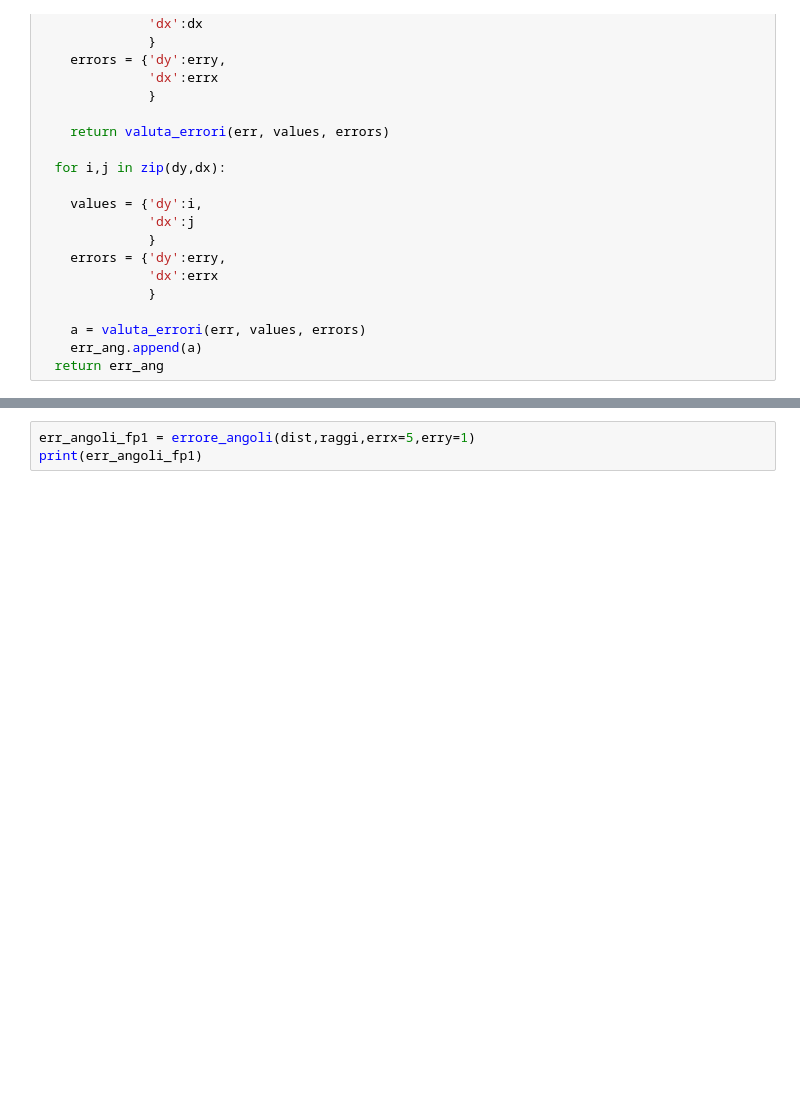
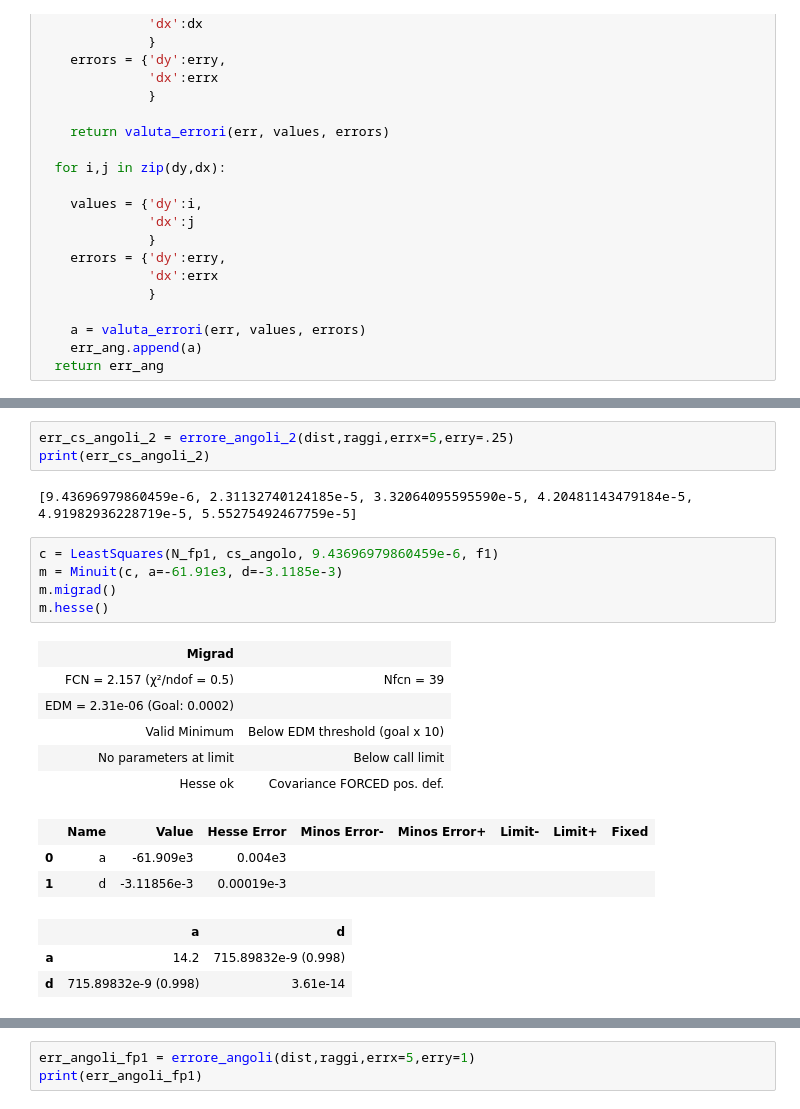
Before and after one commit to Yedi278/Lab2, a Jupyter notebook: Interferometro/Interferometro.ipynb, the cells around one changed output, grey strips where cells are left out. Cells and saved outputs as stored; diff of their text form; blank space fills up the shorter version.

```diff
--- a/Interferometro/Interferometro.ipynb
+++ b/Interferometro/Interferometro.ipynb
@@ -232,0 +302,23 @@ def errore_angoli(dx,dy, errx=1e-1, erry=1e-1):
+# %%
+err_cs_angoli_2 = errore_angoli_2(dist,raggi,errx=5,erry=.25)
+print(err_cs_angoli_2)
+# %% [output]
+[9.43696979860459e-6, 2.31132740124185e-5, 3.32064095595590e-5, 4.20481143479184e-5, 4.91982936228719e-5, 5.55275492467759e-5]
+# %%
+c = LeastSquares(N_fp1, cs_angolo, 9.43696979860459e-6, f1)
+m = Minuit(c, a=-61.91e3, d=-3.1185e-3)
+m.migrad()
+m.hesse()
+# %% [output]
+| Migrad |  |
+| FCN = 2.157 (χ²/ndof = 0.5) | Nfcn = 39 |
+| EDM = 2.31e-06 (Goal: 0.0002) |  |
+| Valid Minimum | Below EDM threshold (goal x 10) |
+| No parameters at limit | Below call limit |
+| Hesse ok | Covariance FORCED pos. def. |
+|  | Name | Value | Hesse Error | Minos Error- | Minos Error+ | Limit- | Limit+ | Fixed |
+| 0 | a | -61.909e3 | 0.004e3 |  |  |  |  |  |
+| 1 | d | -3.11856e-3 | 0.00019e-3 |  |  |  |  |  |
+|  | a | d |
+| a | 14.2 | 715.89832e-9 (0.998) |
+| d | 715.89832e-9 (0.998) | 3.61e-14 |
```
Also changed, not shown: parts of 17 cells of this notebook, 3 other files.
